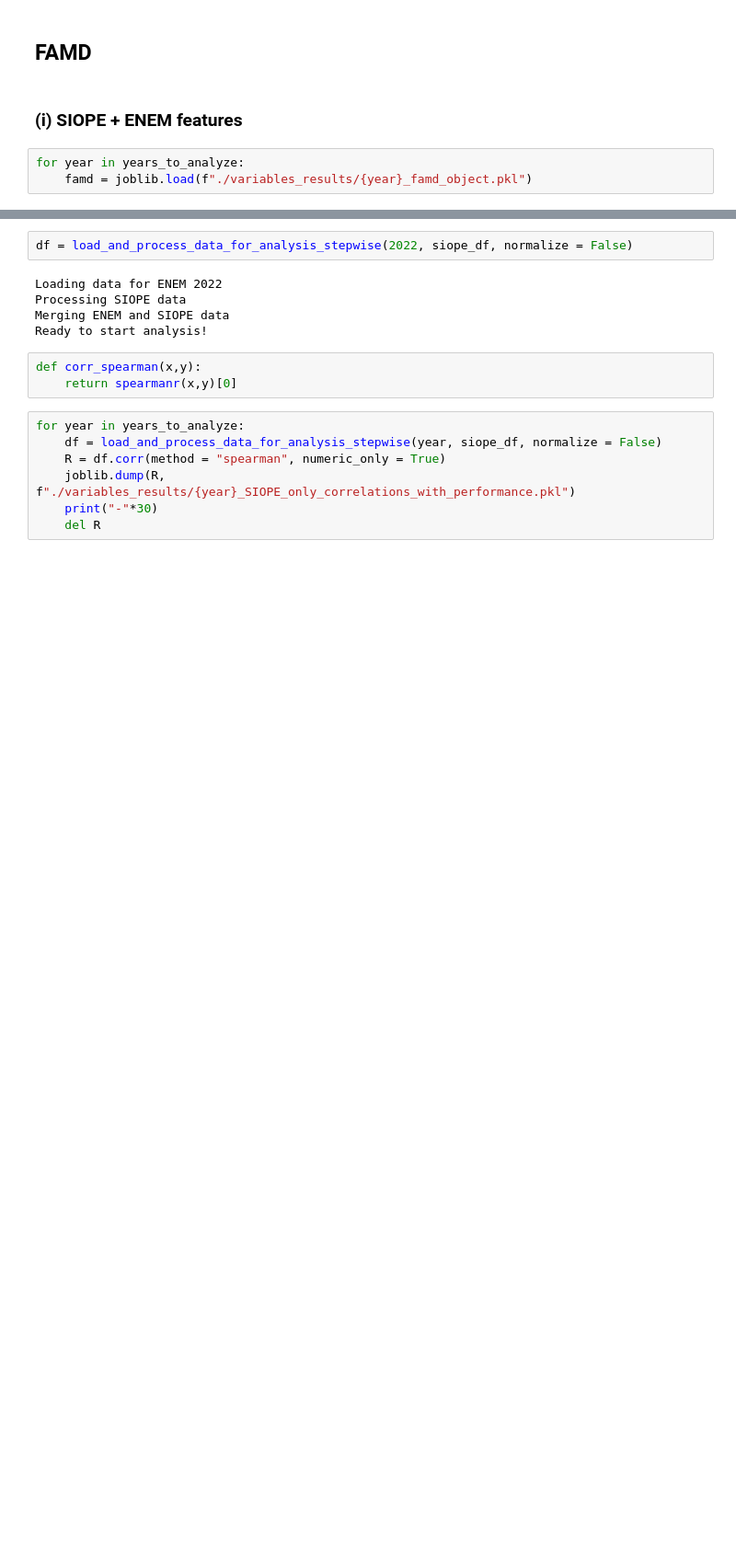
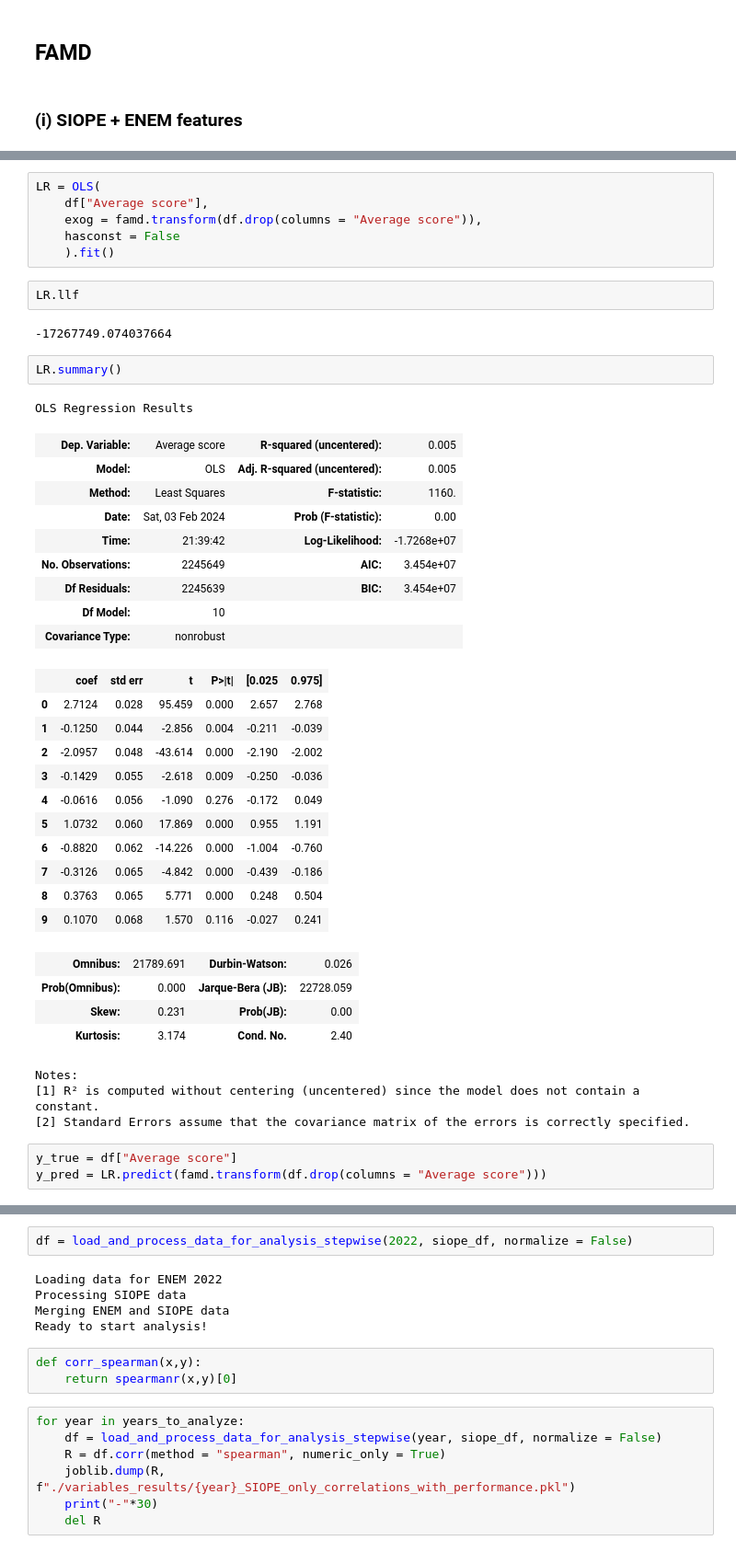
Before and after one commit to carlos-stefano/students_performance_project, a Jupyter notebook: data analysis/regression_analysis.ipynb, the cells around one changed output, grey strips where cells are left out. Shown: that part at 92% size. Drawn from its saved outputs; the diff is of its cells as text; blank space fills up the shorter version.

```diff
--- a/data analysis/regression_analysis.ipynb
+++ b/data analysis/regression_analysis.ipynb
@@ -39,6 +30,3 @@ siope_df.pivot(index = "UF", columns = "siope_features")
 ## FAMD
 # %% [markdown]
 ### (i) SIOPE + ENEM features
-# %%
-for year in years_to_analyze:
-    famd = joblib.load(f"./variables_results/{year}_famd_object.pkl")
@@ -44,0 +78,44 @@ for year in years_to_analyze:
+# %%
+LR = OLS(
+    df["Average score"],
+    exog = famd.transform(df.drop(columns = "Average score")),
+    hasconst = False
+    ).fit()
+# %%
+LR.llf
+# %% [output]
+-17267749.074037664
+# %%
+LR.summary()
+# %% [output]
+OLS Regression Results
+| Dep. Variable: | Average score | R-squared (uncentered): | 0.005 |
+| Model: | OLS | Adj. R-squared (uncentered): | 0.005 |
+| Method: | Least Squares | F-statistic: | 1160. |
+| Date: | Sat, 03 Feb 2024 | Prob (F-statistic): | 0.00 |
+| Time: | 21:39:42 | Log-Likelihood: | -1.7268e+07 |
+| No. Observations: | 2245649 | AIC: | 3.454e+07 |
+| Df Residuals: | 2245639 | BIC: | 3.454e+07 |
+| Df Model: | 10 |  |  |
+| Covariance Type: | nonrobust |  |  |
+|  | coef | std err | t | P>|t| | [0.025 | 0.975] |
+| 0 | 2.7124 | 0.028 | 95.459 | 0.000 | 2.657 | 2.768 |
+| 1 | -0.1250 | 0.044 | -2.856 | 0.004 | -0.211 | -0.039 |
+| 2 | -2.0957 | 0.048 | -43.614 | 0.000 | -2.190 | -2.002 |
+| 3 | -0.1429 | 0.055 | -2.618 | 0.009 | -0.250 | -0.036 |
+| 4 | -0.0616 | 0.056 | -1.090 | 0.276 | -0.172 | 0.049 |
+| 5 | 1.0732 | 0.060 | 17.869 | 0.000 | 0.955 | 1.191 |
+| 6 | -0.8820 | 0.062 | -14.226 | 0.000 | -1.004 | -0.760 |
+| 7 | -0.3126 | 0.065 | -4.842 | 0.000 | -0.439 | -0.186 |
+| 8 | 0.3763 | 0.065 | 5.771 | 0.000 | 0.248 | 0.504 |
+| 9 | 0.1070 | 0.068 | 1.570 | 0.116 | -0.027 | 0.241 |
+| Omnibus: | 21789.691 | Durbin-Watson: | 0.026 |
+| Prob(Omnibus): | 0.000 | Jarque-Bera (JB): | 22728.059 |
+| Skew: | 0.231 | Prob(JB): | 0.00 |
+| Kurtosis: | 3.174 | Cond. No. | 2.40 |
+Notes:
+[1] R² is computed without centering (uncentered) since the model does not contain a constant.
+[2] Standard Errors assume that the covariance matrix of the errors is correctly specified.
+# %%
+y_true = df["Average score"]
+y_pred = LR.predict(famd.transform(df.drop(columns = "Average score")))
```
Also changed, not shown: parts of 6 cells of this notebook.
